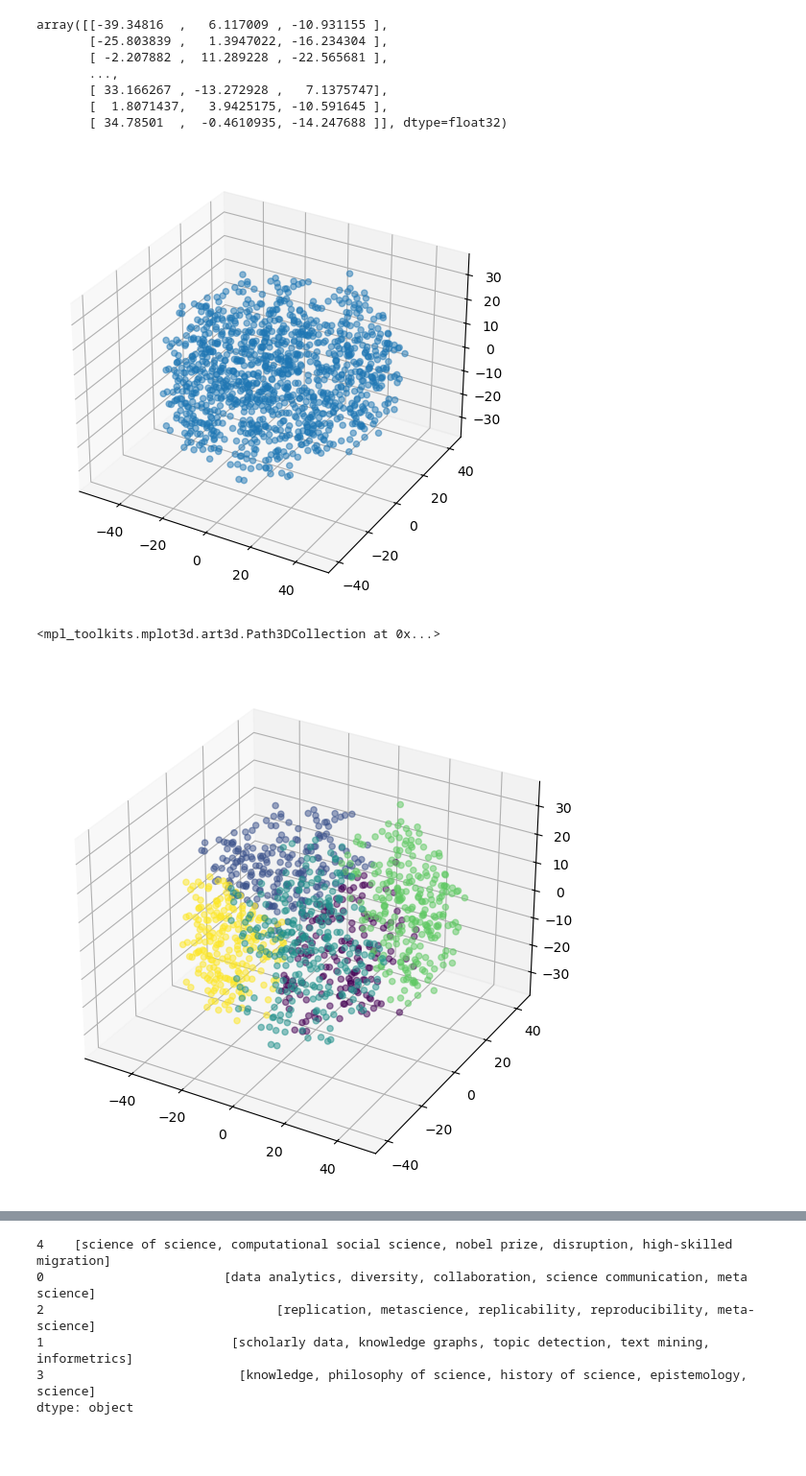
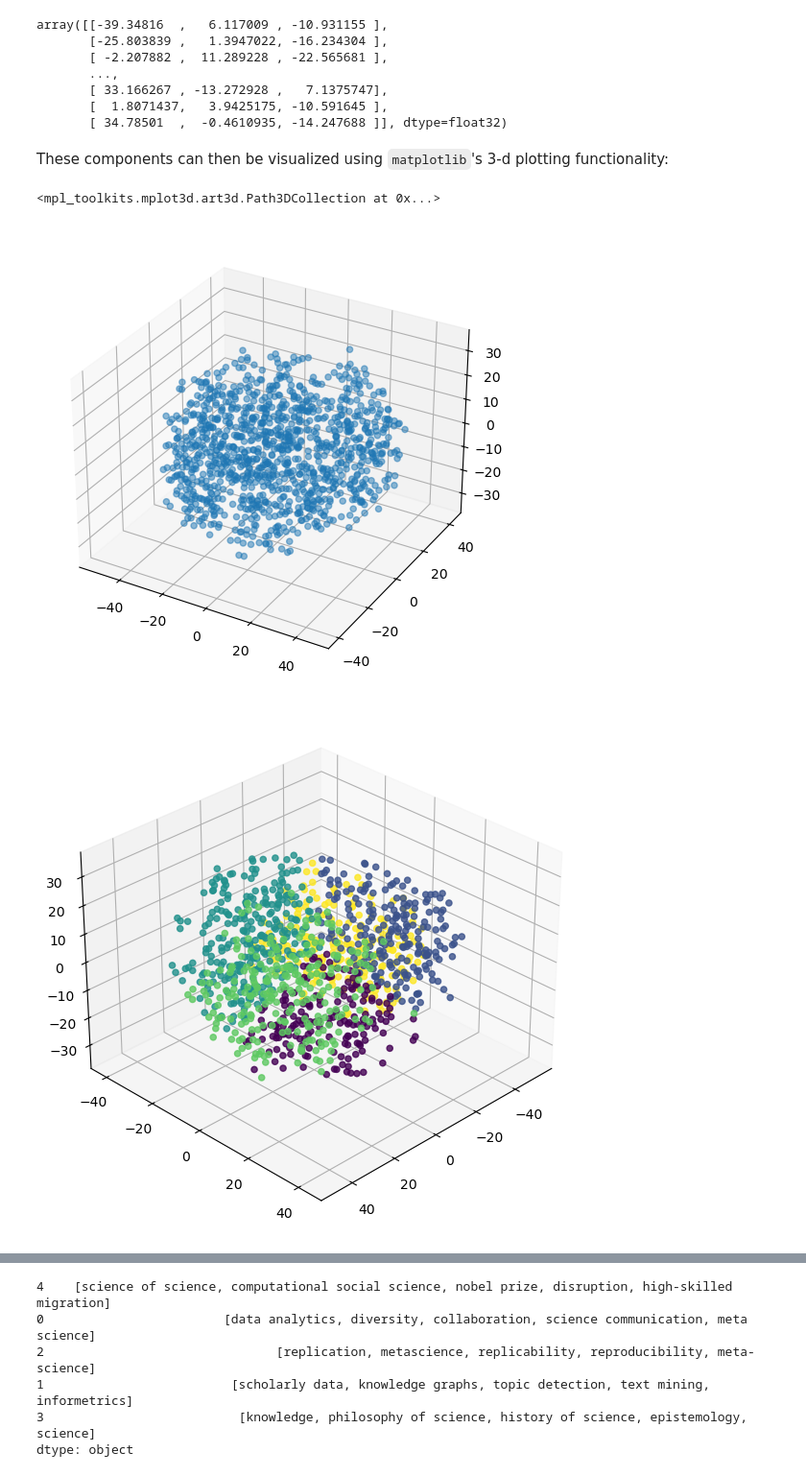
Before and after one commit to Zak-Hussain/LLM4SciSci, a Jupyter notebook: 2_feature_extraction.ipynb, the cells around one changed output, grey strips where cells are left out. Shown: that part at 96% size. Saved outputs shown, nothing was run; the diff lists cells and outputs as text; code cells hidden in the pictures; blank space fills up the shorter version.

```diff
--- a/2_feature_extraction.ipynb
+++ b/2_feature_extraction.ipynb
@@ -39,9 +32,6 @@ The code begins by loading the data as `pandas.DataFrame` objects.
 # %%
-# Load the data
-data = pd.read_csv(
-    'science_of_science.csv',
-    usecols=['title', 'abstract', 'keywords', 'year', 'citations']
-)
+# Load the data with only the desired columns
+data = pd.read_csv('science_of_science.csv', usecols=['title', 'abstract', 'keywords', 'year', 'citations'])
 
 # Concatenate titles and abstracts
 data['text'] = data['title'] + './n/n' + data['abstract']
@@ -99,24 +91,27 @@ array([[-39.34816  ,   6.117009 , -10.931155 ],
        [ 33.166267 , -13.272928 ,   7.1375747],
        [  1.8071437,   3.9425175, -10.591645 ],
        [ 34.78501  ,  -0.4610935, -14.247688 ]], dtype=float32)
+# %% [markdown]
+These components can then be visualized using `matplotlib`'s 3-d plotting functionality:
 # %%
 # Plot features using scatterplot
 fig = plt.figure(figsize=(8, 6))
 ax = fig.add_subplot(111, projection='3d')
 ax.scatter(features_3d[:, 0], features_3d[:, 1], features_3d[:, 2], alpha=.5)
-plt.show()
 # %% [output]
+<mpl_toolkits.mplot3d.art3d.Path3DCollection at 0x...>
 [figure]
 # %%
 # Cluster using KMeans
 kmeans = KMeans(n_clusters=5, random_state=42).fit(features_3d)
 
 fig = plt.figure(figsize=(10, 7))
 ax = fig.add_subplot(111, projection='3d')
 ax.scatter(
     features_3d[:, 0], features_3d[:, 1], features_3d[:, 2],
-    c=kmeans.labels_, cmap="viridis", alpha=.5
+    c=kmeans.labels_, cmap="viridis", alpha=.8
 )
+# Rotate the plot
+ax.view_init(elev=30, azim=45)  # Adjust angles as needed
 # %% [output]
-<mpl_toolkits.mplot3d.art3d.Path3DCollection at 0x...>
-[figure, old version]
+[figure, new version]
```
Also changed, not shown: parts of 11 cells of this notebook.
